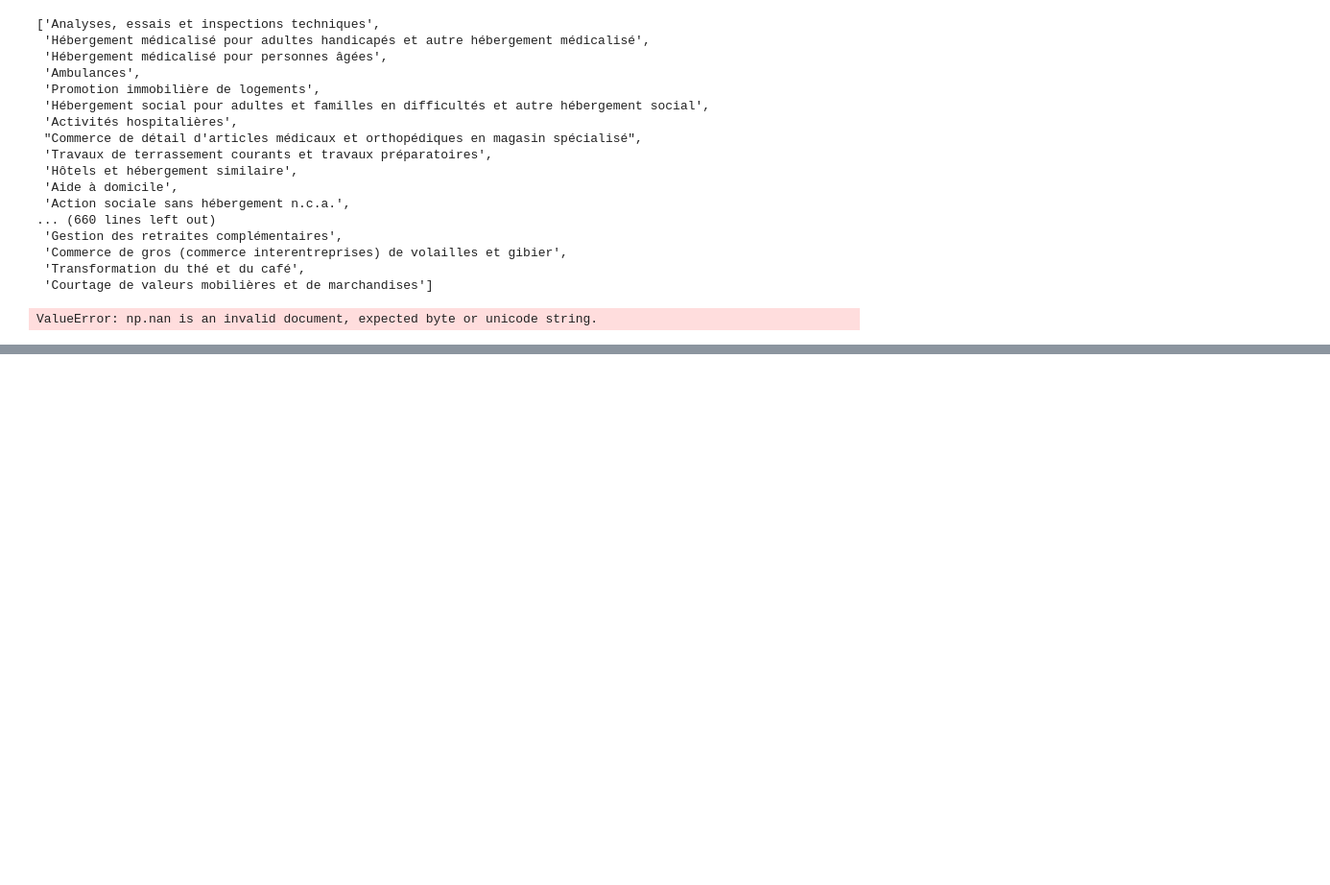
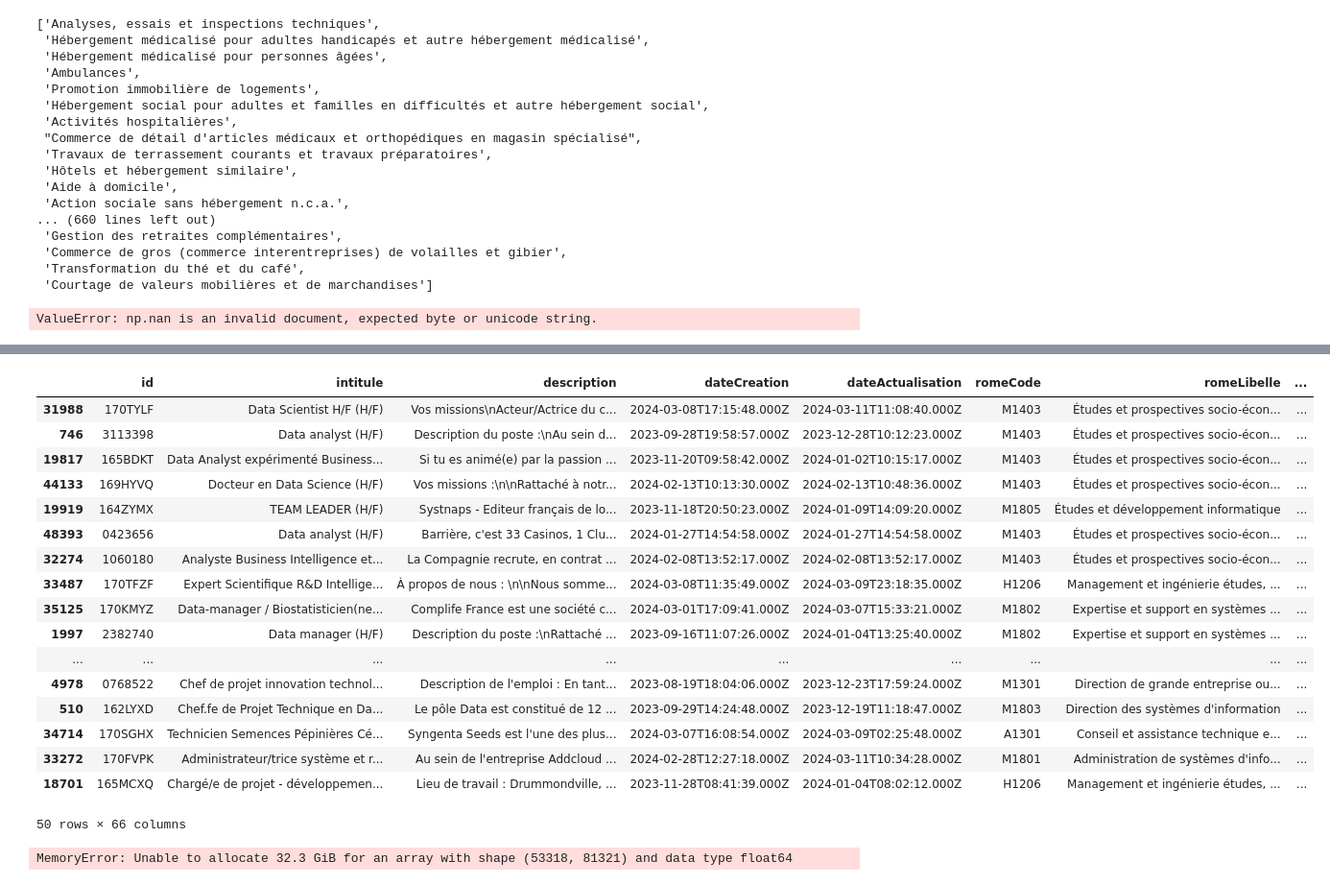
Before and after one commit to DlDI/Data_Pole_Emploi, a Jupyter notebook: notebooks/model_cluustring.ipynb, the cells around one changed output, grey strips where cells are left out. Shown at 96% size. Drawn from its saved outputs; the diff is of its cells as text; code cells hidden in the pictures; blank space fills up the shorter version.

```diff
--- a/notebooks/model_cluustring.ipynb
+++ b/notebooks/model_cluustring.ipynb
@@ -588,0 +1832,10 @@ ValueError: np.nan is an invalid document, expected byte or unicode string.
+# %%
+for sous_liste in tokenized_competences:
+    for index, element in enumerate(sous_liste):
+        if isinstance(element, set):
+            sous_liste[index] = list(element)
+
+tokenized_competences = [element for sous_liste in tokenized_competences for element in sous_liste]
+# %%
+tokenized_competences = [element for sous_liste in tokenized_competences for element in sous_liste]
+tokenized_competences
@@ -588,0 +1860,2 @@ ValueError: np.nan is an invalid document, expected byte or unicode string.
+# %%
+df['competence_processed'] = [[mot for mot in competence if mot in tokenized_competences] for competence in df['competence_processed']]
@@ -588,0 +1986,6 @@ ValueError: np.nan is an invalid document, expected byte or unicode string.
+# %%
+# Load the Word2Vec model
+from gensim.models.fasttext import FastText as FT_gensim
+# Assuming the path to the downloaded 'cc.fr.300.bin' file is 'path/to/cc.fr.300.bin'
+
+word2vec_model = FT_gensim.load_fasttext_format('C:\\Users\\Moham\\Documents\\data_pole_emploi\\Data_Pole_Emploi\\cc.fr.300.bin.gz')
@@ -588,0 +2275,52 @@ ValueError: np.nan is an invalid document, expected byte or unicode string.
+# %%
+df_processed.head(50)
+# %% [output]
+|  | id | intitule | description | dateCreation | dateActualisation | romeCode | romeLibelle | ... |
+| 31988 | 170TYLF | Data Scientist H/F (H/F) | Vos missions\nActeur/Actrice du c... | 2024-03-08T17:15:48.000Z | 2024-03-11T11:08:40.000Z | M1403 | Études et prospectives socio-écon... | ... |
+| 746 | 3113398 | Data analyst (H/F) | Description du poste :\nAu sein d... | 2023-09-28T19:58:57.000Z | 2023-12-28T10:12:23.000Z | M1403 | Études et prospectives socio-écon... | ... |
+| 19817 | 165BDKT | Data Analyst expérimenté Business... | Si tu es animé(e) par la passion ... | 2023-11-20T09:58:42.000Z | 2024-01-02T10:15:17.000Z | M1403 | Études et prospectives socio-écon... | ... |
+| 44133 | 169HYVQ | Docteur en Data Science (H/F) | Vos missions :\n\nRattaché à notr... | 2024-02-13T10:13:30.000Z | 2024-02-13T10:48:36.000Z | M1403 | Études et prospectives socio-écon... | ... |
+| 19919 | 164ZYMX | TEAM LEADER (H/F) | Systnaps - Editeur français de lo... | 2023-11-18T20:50:23.000Z | 2024-01-09T14:09:20.000Z | M1805 | Études et développement informatique | ... |
+| 48393 | 0423656 | Data analyst (H/F) | Barrière, c'est 33 Casinos, 1 Clu... | 2024-01-27T14:54:58.000Z | 2024-01-27T14:54:58.000Z | M1403 | Études et prospectives socio-écon... | ... |
+| 32274 | 1060180 | Analyste Business Intelligence et... | La Compagnie recrute, en contrat ... | 2024-02-08T13:52:17.000Z | 2024-02-08T13:52:17.000Z | M1403 | Études et prospectives socio-écon... | ... |
+| 33487 | 170TFZF | Expert Scientifique R&D Intellige... | À propos de nous : \n\nNous somme... | 2024-03-08T11:35:49.000Z | 2024-03-09T23:18:35.000Z | H1206 | Management et ingénierie études, ... | ... |
+| 35125 | 170KMYZ | Data-manager / Biostatisticien(ne... | Complife France est une société c... | 2024-03-01T17:09:41.000Z | 2024-03-07T15:33:21.000Z | M1802 | Expertise et support en systèmes ... | ... |
+| 1997 | 2382740 | Data manager (H/F) | Description du poste :\nRattaché ... | 2023-09-16T11:07:26.000Z | 2024-01-04T13:25:40.000Z | M1802 | Expertise et support en systèmes ... | ... |
+| ... | ... | ... | ... | ... | ... | ... | ... | ... |
+| 4978 | 0768522 | Chef de projet innovation technol... | Description de l'emploi : En tant... | 2023-08-19T18:04:06.000Z | 2023-12-23T17:59:24.000Z | M1301 | Direction de grande entreprise ou... | ... |
+| 510 | 162LYXD | Chef.fe de Projet Technique en Da... | Le pôle Data est constitué de 12 ... | 2023-09-29T14:24:48.000Z | 2023-12-19T11:18:47.000Z | M1803 | Direction des systèmes d'information | ... |
+| 34714 | 170SGHX | Technicien Semences Pépinières Cé... | Syngenta Seeds est l'une des plus... | 2024-03-07T16:08:54.000Z | 2024-03-09T02:25:48.000Z | A1301 | Conseil et assistance technique e... | ... |
+| 33272 | 170FVPK | Administrateur/trice système et r... | Au sein de l'entreprise Addcloud ... | 2024-02-28T12:27:18.000Z | 2024-03-11T10:34:28.000Z | M1801 | Administration de systèmes d'info... | ... |
+| 18701 | 165MCXQ | Chargé/e de projet - développemen... | Lieu de travail : Drummondville, ... | 2023-11-28T08:41:39.000Z | 2024-01-04T08:02:12.000Z | H1206 | Management et ingénierie études, ... | ... |
+50 rows × 66 columns
+# %%
+#we will have the TF-IDF now
+import pandas as pd
+from sklearn.feature_extraction.text import TfidfVectorizer
+from sklearn.metrics.pairwise import cosine_similarity
+
+# Define the vectorizer
+vectorizer = TfidfVectorizer()
+
+# Apply the vectorizer
+X = vectorizer.fit_transform(df_processed['description'])
+
+# Convert the output to a DataFrame
+tfidf_df = pd.DataFrame(X.toarray(), columns=vectorizer.get_feature_names_out(), index=df_processed.index)
+
+# Print the shape of the DataFrame
+print(tfidf_df.shape)
+
+# Calculate the cosine similarity
+cosine_sim = cosine_similarity(X, X)
+
+# Convert cosine_sim to a DataFrame
+cosine_sim_df = pd.DataFrame(cosine_sim, index=df_processed.index, columns=df_processed.index)
+
+# Print the shape of the DataFrame
+print(cosine_sim_df.shape)
+
+# Print the top 50 most similar job offers
+print(cosine_sim_df.head(50))
+# %% [output]
+MemoryError: Unable to allocate 32.3 GiB for an array with shape (53318, 81321) and data type float64
```
Also changed, not shown: parts of 20 cells of this notebook, 14 other files.
